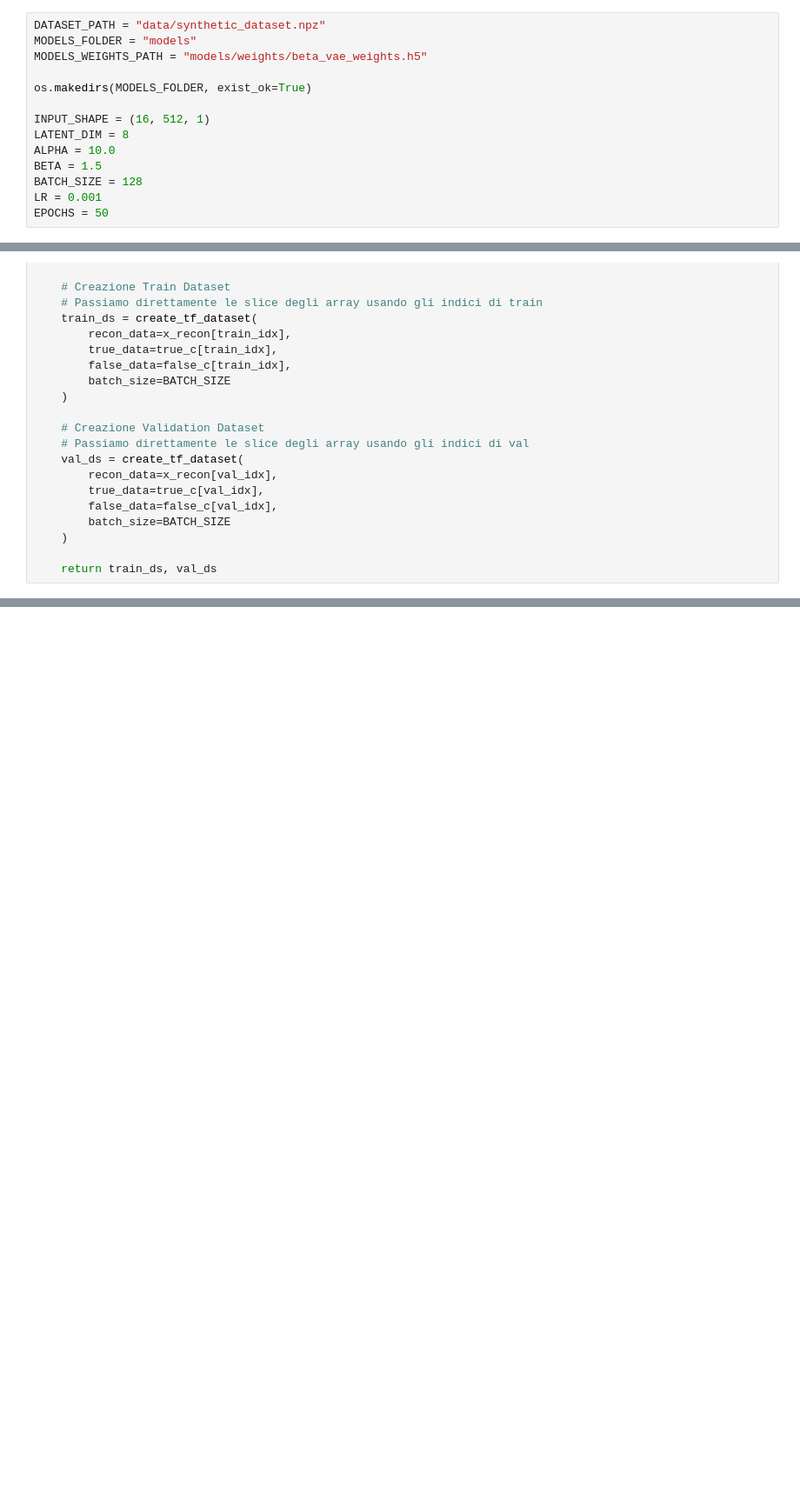
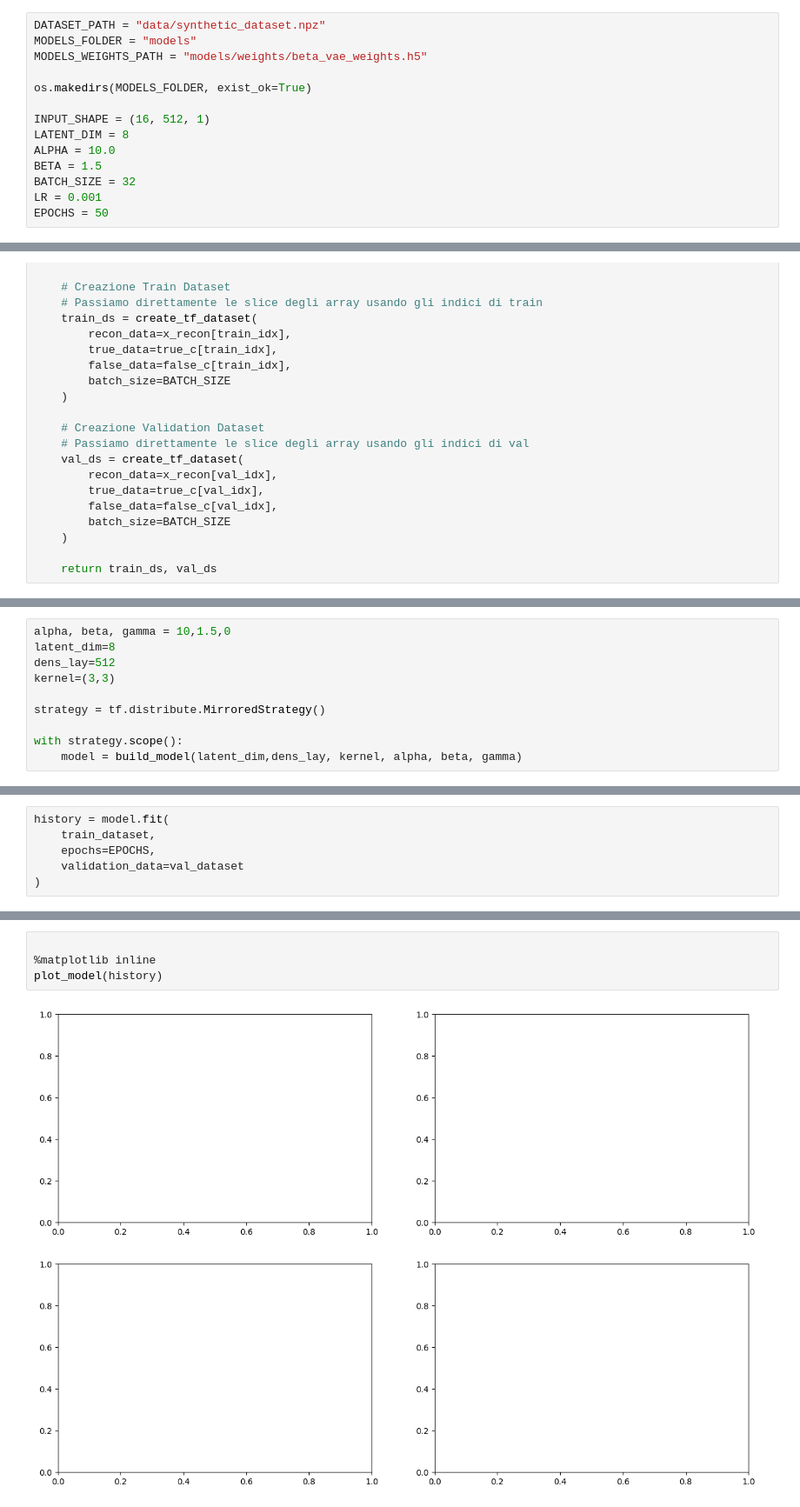
Before and after one commit to filippozuddas/ML-SRT-SETI, a Jupyter notebook: notebooks/train_CVAE.ipynb, the cells around one changed output, grey strips where cells are left out. Shown at 87% size. Cells and saved outputs as stored; diff of their text form; blank space fills up the shorter version.

Commit message:
Peter's model try

```diff
--- a/notebooks/train_CVAE.ipynb
+++ b/notebooks/train_CVAE.ipynb
@@ -69,7 +70,7 @@ INPUT_SHAPE = (16, 512, 1)
 LATENT_DIM = 8
 ALPHA = 10.0
 BETA = 1.5
-BATCH_SIZE = 128
+BATCH_SIZE = 32
 LR = 0.001
 EPOCHS = 50
 # %%
@@ -140,0 +144,10 @@ Total samples: 3200
+# %%
+alpha, beta, gamma = 10,1.5,0
+latent_dim=8
+dens_lay=512
+kernel=(3,3)
+
+strategy = tf.distribute.MirroredStrategy()
+
+with strategy.scope():
+    model = build_model(latent_dim,dens_lay, kernel, alpha, beta, gamma)
@@ -140,0 +214,6 @@ Total samples: 3200
+# %%
+history = model.fit(
+	train_dataset,
+	epochs=EPOCHS,
+	validation_data=val_dataset
+)
@@ -140,0 +263,6 @@ Total samples: 3200
+# %%
+
+%matplotlib inline
+plot_model(history)
+# %% [output]
+[figure, added]
```
Also changed, not shown: parts of 14 cells of this notebook, 1 other file.
